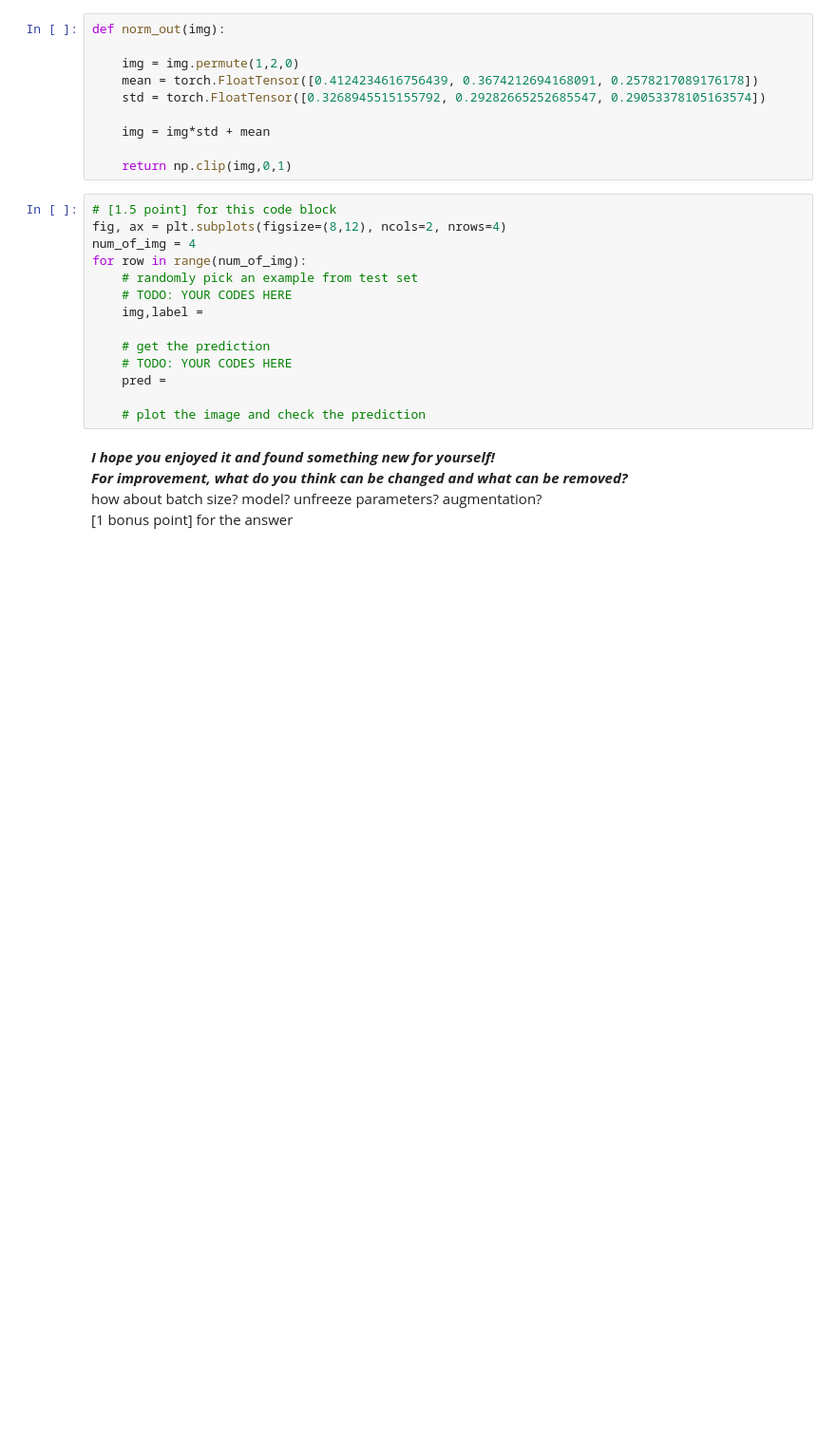
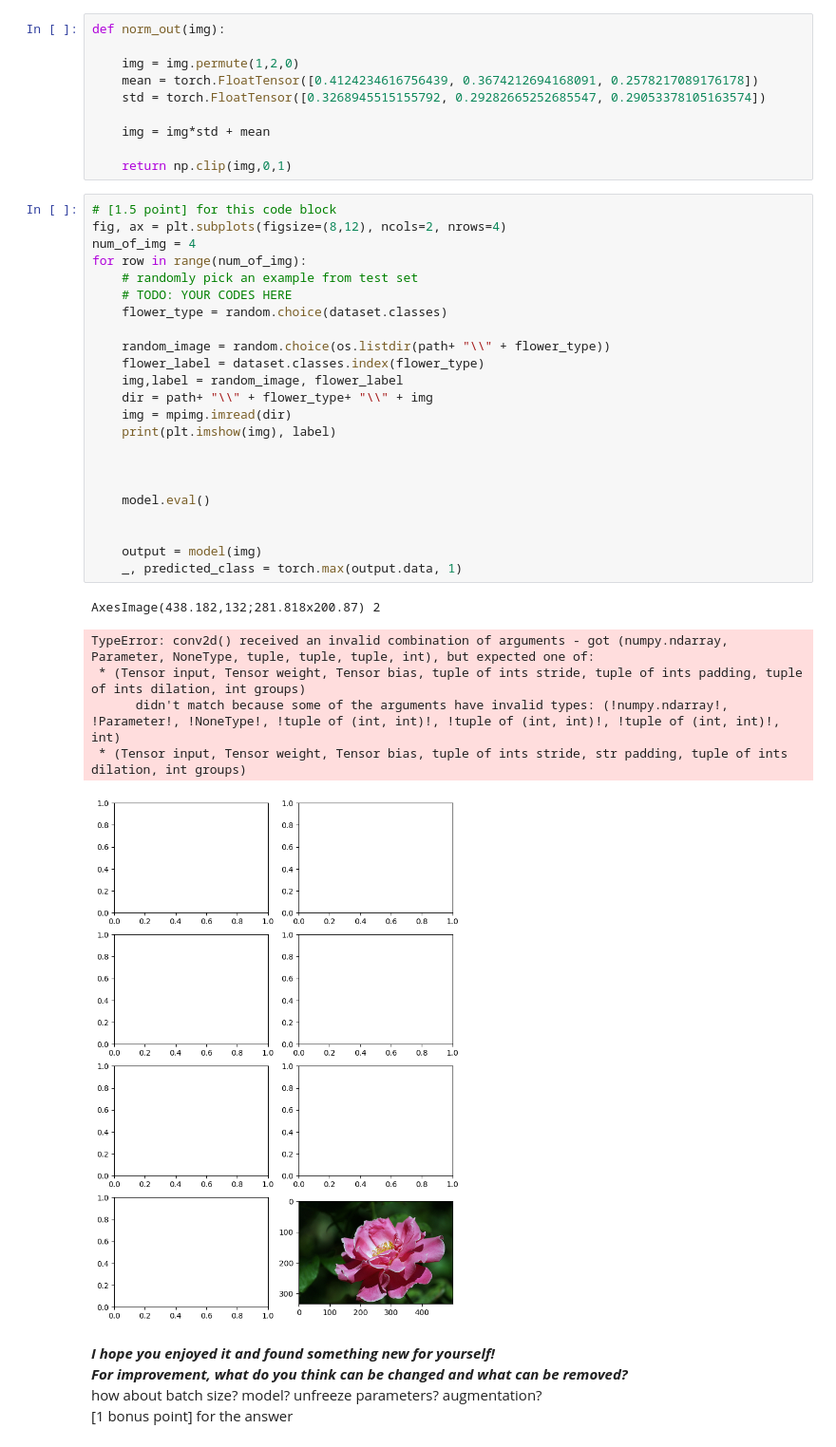
Before and after one commit to tunayildizuzh/MachineLearningforSciences, a Jupyter notebook: Labs/Lab7.ipynb, the cells around one changed output. Shown at 95% size. Drawn from its saved outputs; the diff is of its cells as text; blank space fills up the shorter version.

```diff
--- a/Labs/Lab7.ipynb
+++ b/Labs/Lab7.ipynb
@@ -607,17 +607,33 @@ def norm_out(img):
 # %%
 # [1.5 point] for this code block
 fig, ax = plt.subplots(figsize=(8,12), ncols=2, nrows=4)
 num_of_img = 4
 for row in range(num_of_img):
     # randomly pick an example from test set
     # TODO: YOUR CODES HERE
-    img,label =
+    flower_type = random.choice(dataset.classes)
 
-    # get the prediction
-    # TODO: YOUR CODES HERE
-    pred =
+    random_image = random.choice(os.listdir(path+ "\\" + flower_type))
+    flower_label = dataset.classes.index(flower_type)
+    img,label = random_image, flower_label
+    dir = path+ "\\" + flower_type+ "\\" + img
+    img = mpimg.imread(dir)
+    print(plt.imshow(img), label)
 
-    # plot the image and check the prediction
+
+
+    model.eval()
+
+
+    output = model(img)
+    _, predicted_class = torch.max(output.data, 1)
+# %% [output]
+AxesImage(438.182,132;281.818x200.87) 2
+TypeError: conv2d() received an invalid combination of arguments - got (numpy.ndarray, Parameter, NoneType, tuple, tuple, tuple, int), but expected one of:
+ * (Tensor input, Tensor weight, Tensor bias, tuple of ints stride, tuple of ints padding, tuple of ints dilation, int groups)
+      didn't match because some of the arguments have invalid types: (!numpy.ndarray!, !Parameter!, !NoneType!, !tuple of (int, int)!, !tuple of (int, int)!, !tuple of (int, int)!, int)
+ * (Tensor input, Tensor weight, Tensor bias, tuple of ints stride, str padding, tuple of ints dilation, int groups)
+[figure, added]
 # %% [markdown]
 
 
```
Also changed, not shown: parts of 4 cells of this notebook.
